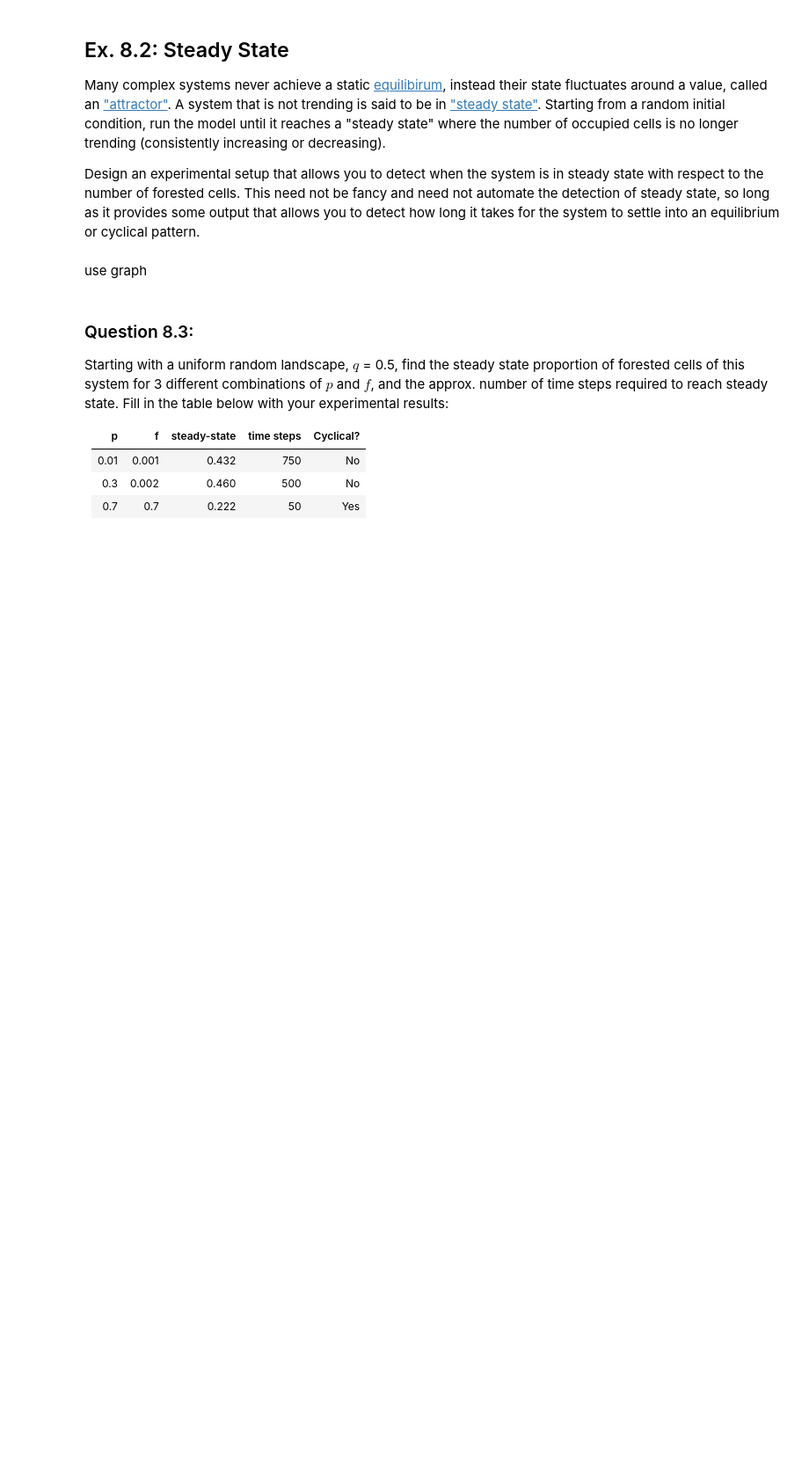
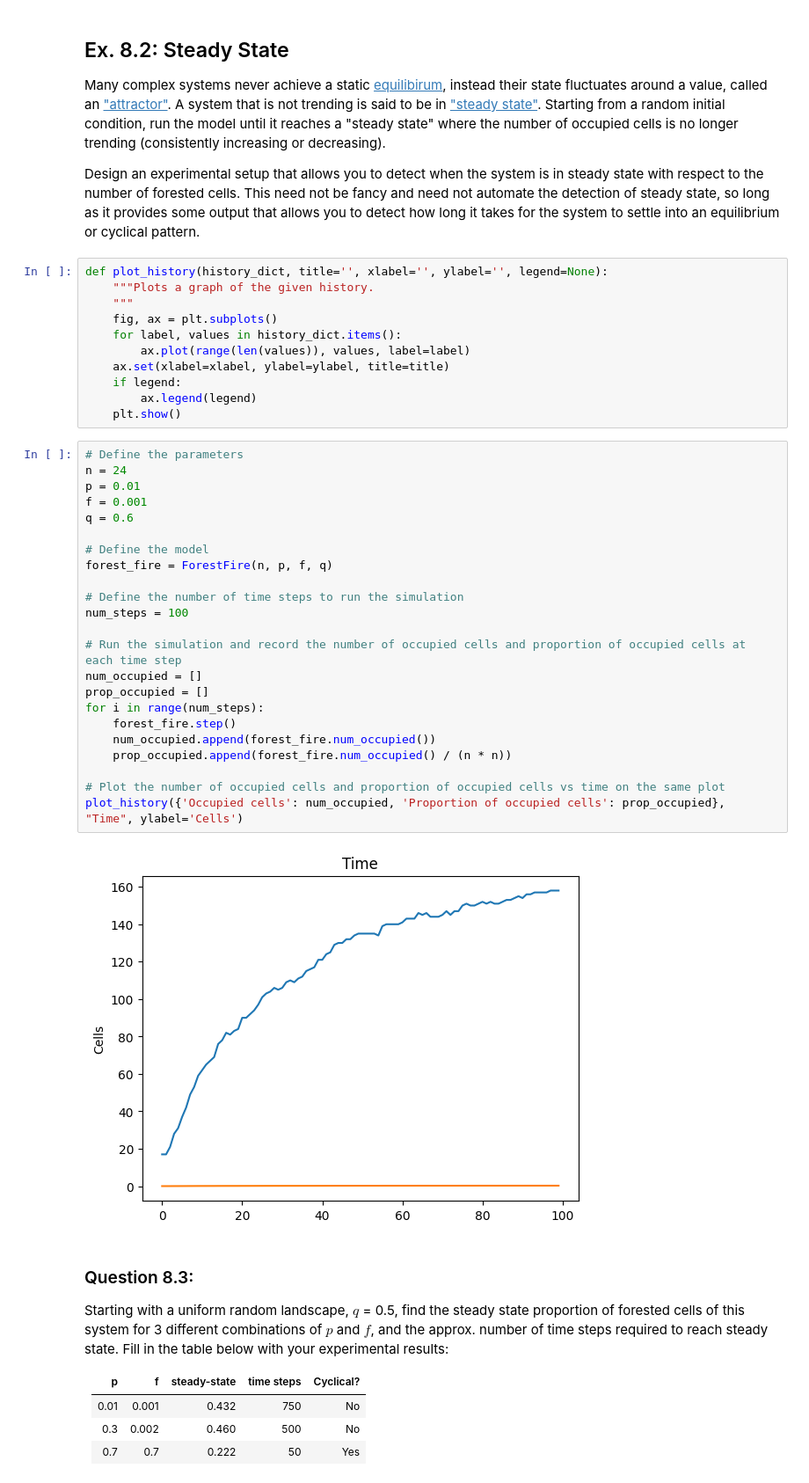
Before and after one commit to WilliamQin65/cap-comp215, a Jupyter notebook: labs/lab07-old.ipynb, the cells around one changed output. Shown at 88% size. Cells and saved outputs as stored; diff of their text form; blank space fills up the shorter version.

```diff
--- a/labs/lab07-old.ipynb
+++ b/labs/lab07-old.ipynb
@@ -278,8 +278,42 @@ Starting from a random initial condition, run the model until it reaches a "stea
 
 Design an experimental setup that allows you to detect when the system is in steady state with respect to the number of forested cells.
 This need not be fancy and need not automate the detection of steady state, so long as it provides some output that allows you to detect how long it takes for the system to settle into an equilibrium or cyclical pattern.
-# %% [markdown]
-use graph
+# %%
+def plot_history(history_dict, title='', xlabel='', ylabel='', legend=None):
+    """Plots a graph of the given history.
+    """
+    fig, ax = plt.subplots()
+    for label, values in history_dict.items():
+        ax.plot(range(len(values)), values, label=label)
+    ax.set(xlabel=xlabel, ylabel=ylabel, title=title)
+    if legend:
+        ax.legend(legend)
+    plt.show()
+# %%
+# Define the parameters
+n = 24
+p = 0.01
+f = 0.001
+q = 0.6
+
+# Define the model
+forest_fire = ForestFire(n, p, f, q)
+
+# Define the number of time steps to run the simulation
+num_steps = 100
+
+# Run the simulation and record the number of occupied cells and proportion of occupied cells at each time step
+num_occupied = []
+prop_occupied = []
+for i in range(num_steps):
+    forest_fire.step()
+    num_occupied.append(forest_fire.num_occupied())
+    prop_occupied.append(forest_fire.num_occupied() / (n * n))
+
+# Plot the number of occupied cells and proportion of occupied cells vs time on the same plot
+plot_history({'Occupied cells': num_occupied, 'Proportion of occupied cells': prop_occupied}, "Time", ylabel='Cells')
+# %% [output]
+[figure, added]
 # %% [markdown]
 ### Question 8.3:
 Starting with a uniform random landscape, $q$ = 0.5, find the steady state proportion of forested cells of this system for 3 different combinations of $p$ and $f$, and the approx. number of time steps required to reach steady state.
```
